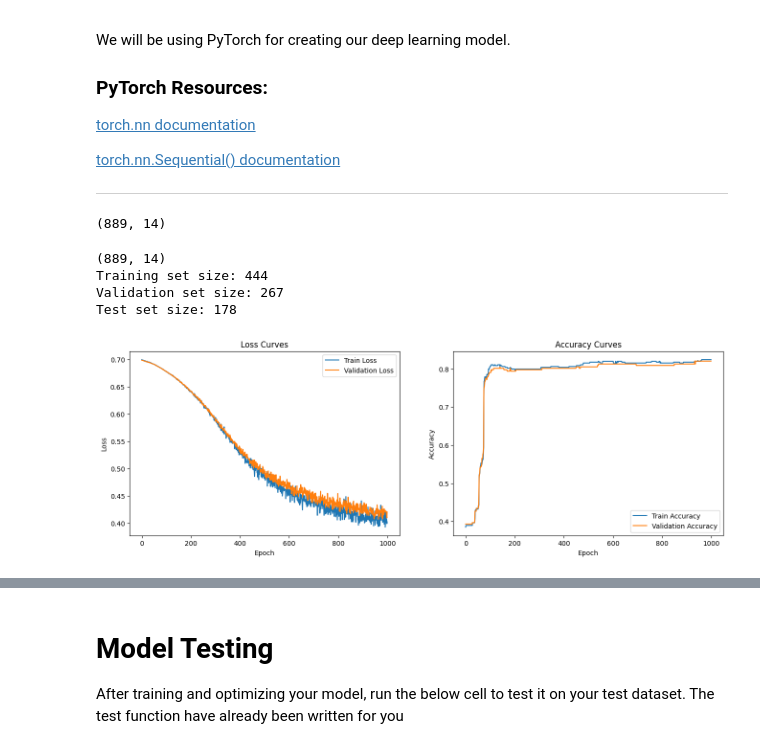
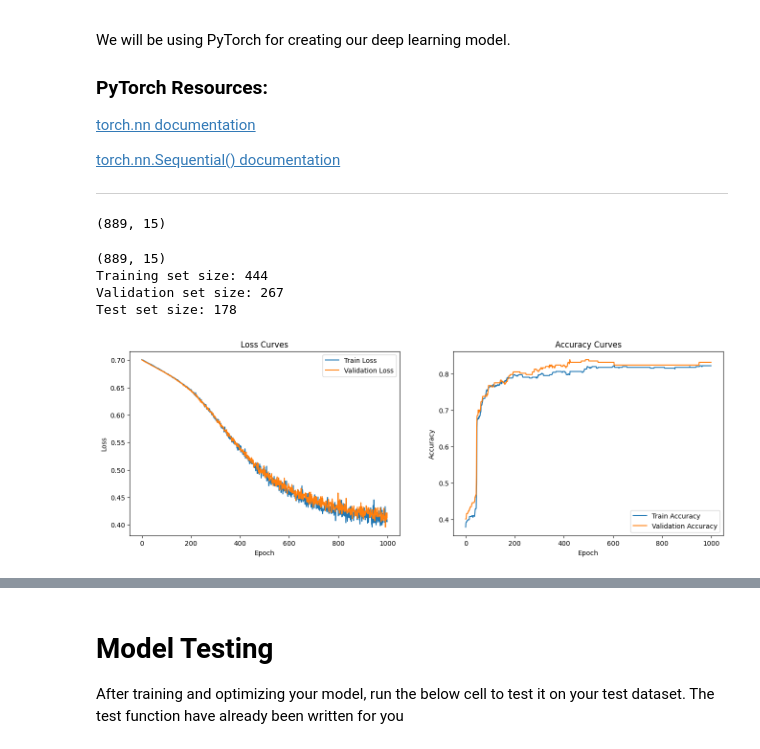
Before and after one commit to Maxim12313/MDST-Onboarding, a Jupyter notebook: Optional-Challenges/DL/titanic.ipynb, the cells around one changed output, grey strips where cells are left out. Cells and saved outputs as stored; diff of their text form; code cells hidden in the pictures.

```diff
--- a/Optional-Challenges/DL/titanic.ipynb
+++ b/Optional-Challenges/DL/titanic.ipynb
@@ -157,6 +169,8 @@ for label in ["class", "who", "embark_town"]:
     df = df.drop(label, axis=1)
 
 # TODO: Further feature engineering (optional)
+
+df["family_size"] = df["sibsp"] + df["parch"]
 # %% [markdown]
 ---
 ## Model Development
@@ -183,7 +197,7 @@ from sklearn.preprocessing import StandardScaler
 # %%
 print(df.shape)
 # %% [output]
-(889, 14)
+(889, 15)
 # %%
 ### --------------------------------------------
 ### TODO 1/4: modify train/validation/test split
@@ -237,9 +251,9 @@ class TitanicNN(nn.Module):
         super(TitanicNN, self).__init__()
 
         self.model = nn.Sequential(
-            nn.Linear(X_train.shape[1], 50),
+            nn.Linear(X_train.shape[1], 100),
             nn.ReLU(),
-            nn.Linear(50, 25),
+            nn.Linear(100, 50),
             nn.ReLU(),
             nn.Linear(50, 25),
             nn.ReLU(),
@@ -359,32 +373,32 @@ for t in range(epochs):
 def plot_train_curves(train_losses: list[float], val_losses: list[float], train_accuracies: list[float], val_accuracies: list[float]) -> None:
     plt.figure(figsize=(16, 5))
 
     plt.subplot(1, 2, 1)
     plt.plot(train_losses, label="Train Loss")
     plt.plot(val_losses, label="Validation Loss")
     plt.xlabel('Epoch')
     plt.ylabel('Loss')
     plt.title('Loss Curves')
     plt.legend()
 
     plt.subplot(1, 2, 2)
     plt.plot(train_accuracies, label="Train Accuracy")
     plt.plot(val_accuracies, label="Validation Accuracy")
     plt.xlabel('Epoch')
     plt.ylabel('Accuracy')
     plt.title('Accuracy Curves')
     plt.legend()
     plt.show()
 
     print(f'Train Loss: {train_losses[-1]:.4f}')
     print(f'Validation Loss: {val_losses[-1]:.4f}')
     print(f'Train Accuracy: {train_accuracies[-1]:.4f}')
     print(f'Validation Accuracy: {val_accuracies[-1]:.4f}')
 
 plot_train_curves(train_losses, val_losses, train_accuracies, val_accuracies)
 # %% [output]
-(889, 14)
+(889, 15)
 Training set size: 444
 Validation set size: 267
 Test set size: 178
-[figure, old version]
+[figure, new version]
```
Also changed, not shown: parts of 3 cells of this notebook, 1 other file.
